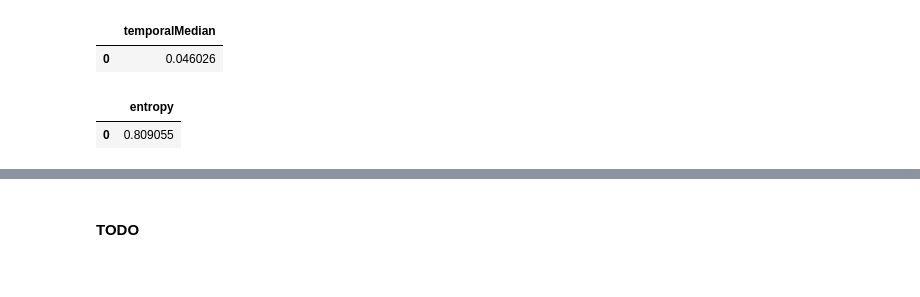
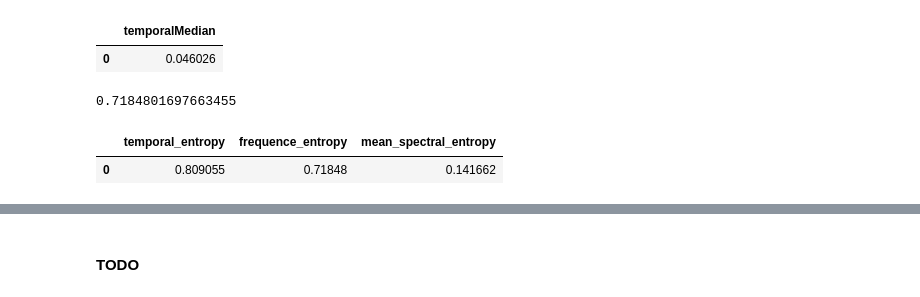
Before and after one commit to OTOTOTO02/Data-Science-Lab-process-and-methods-2024-25-WInter-Assignment, a Jupyter notebook: main.ipynb, the cells around one changed output, grey strips where cells are left out. Drawn from its saved outputs; the diff is of its cells as text; code cells hidden in the pictures.

```diff
--- a/main.ipynb
+++ b/main.ipynb
@@ -1561,18 +1561,26 @@ computeTemporalMedia(AUDIOS_DEVELOPMENT, audio_dev[0])
 # %%
 def computeEntropy(dir, audio):
 
     audio_id = int(audio.split('.')[0])-1
-    res = pd.DataFrame(0.0, index=[audio_id], columns=['entropy'])
+    res = pd.DataFrame(0.0, index=[audio_id], columns=['temporal_entropy','frequence_entropy', 'mean_spectral_entropy'])
 
     s, sr = librosa.load(dir+audio, sr=sampling_rate)
     Ht = maad.features.temporal_entropy(s)
 
-    res.loc[audio_id, 'entropy'] = Ht
+    Sxx_power,tn,fn,_ = maad.sound.spectrogram(s, sr)
+    Hf, Ht_per_bin = maad.features.frequency_entropy(Sxx_power)
+    EAS, ECU, ECV, EPS, EPS_KURT, EPS_SKEW = maad.features.spectral_entropy(Sxx_power, fn, flim=(2000,10000))
+    print(Hf)
+
+    res.loc[audio_id, 'temporal_entropy'] = Ht
+    res.loc[audio_id, 'frequence_entropy'] = Hf
+    res.loc[audio_id, 'mean_spectral_entropy'] = EAS
 
     return res
 computeEntropy(AUDIOS_DEVELOPMENT, audio_dev[0])
 # %% [output]
+0.7184801697663455
-|  | entropy |
-| 0 | 0.809055 |
+|  | temporal_entropy | frequence_entropy | mean_spectral_entropy |
+| 0 | 0.809055 | 0.71848 | 0.141662 |
 # %%
 # all_features = Parallel(n_jobs=9)(
```
Also changed, not shown: parts of 7 cells of this notebook, 4 other files.
